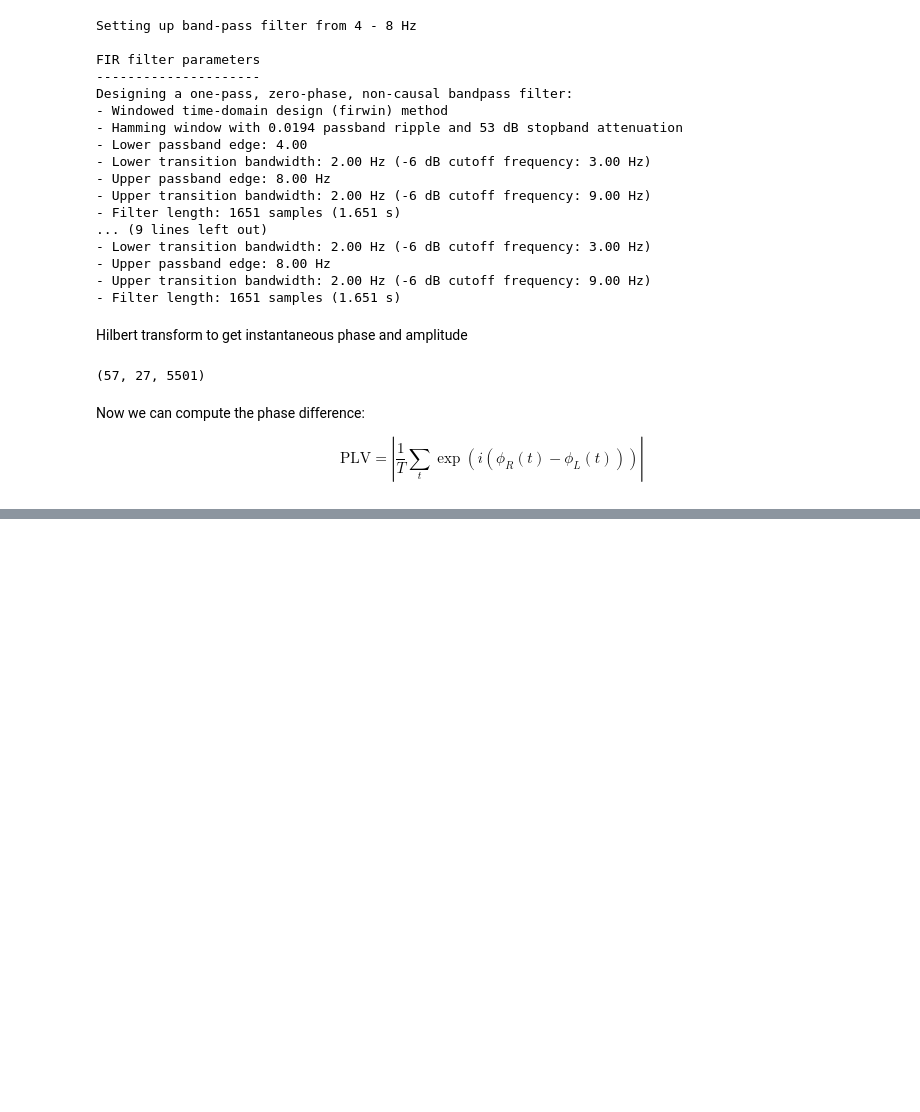
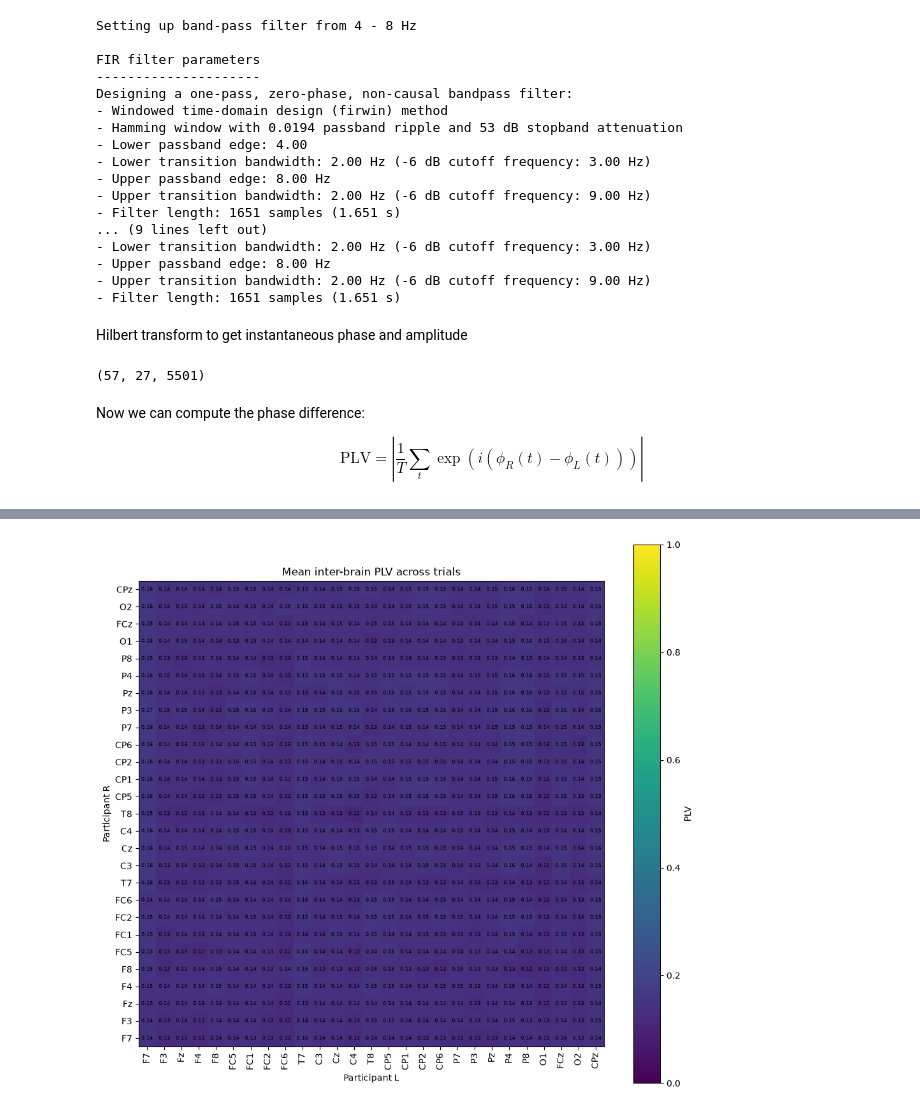
Before and after one commit to FLRenken/hyperscanning-practice, a Jupyter notebook: plv.ipynb, the cells around one changed output, grey strips where cells are left out. Saved outputs shown, nothing was run; the diff lists cells and outputs as text; code cells hidden in the pictures; blank space fills up the shorter version.

```diff
--- a/plv.ipynb
+++ b/plv.ipynb
@@ -154,0 +156,46 @@ print(plv.min(), plv.max())
+# %%
+import numpy as np
+import matplotlib.pyplot as plt
+
+# Average PLV across trials
+plv_mean = plv.mean(axis=0)
+
+fig, ax = plt.subplots(figsize=(10, 9))
+
+# Heatmap
+im = ax.imshow(
+    plv_mean,
+    origin="lower",
+    aspect="equal",
+    vmin=0,
+    vmax=1
+)
+
+# Add number to each cell
+for i in range(plv_mean.shape[0]):
+    for j in range(plv_mean.shape[1]):
+        ax.text(
+            j, i,
+            f"{plv_mean[i, j]:.2f}",
+            ha="center",
+            va="center",
+            fontsize=6
+        )
+
+# Channel labels
+ax.set_xticks(range(len(epochs_L.ch_names)))
+ax.set_xticklabels(epochs_L.ch_names, rotation=90)
+
+ax.set_yticks(range(len(epochs_R.ch_names)))
+ax.set_yticklabels(epochs_R.ch_names)
+
+ax.set_xlabel("Participant L")
+ax.set_ylabel("Participant R")
+ax.set_title("Mean inter-brain PLV across trials")
+
+fig.colorbar(im, ax=ax, label="PLV")
+
+plt.tight_layout()
+plt.show()
+# %% [output]
+[figure, added]
```
Also changed, not shown: parts of 1 cell of this notebook.
